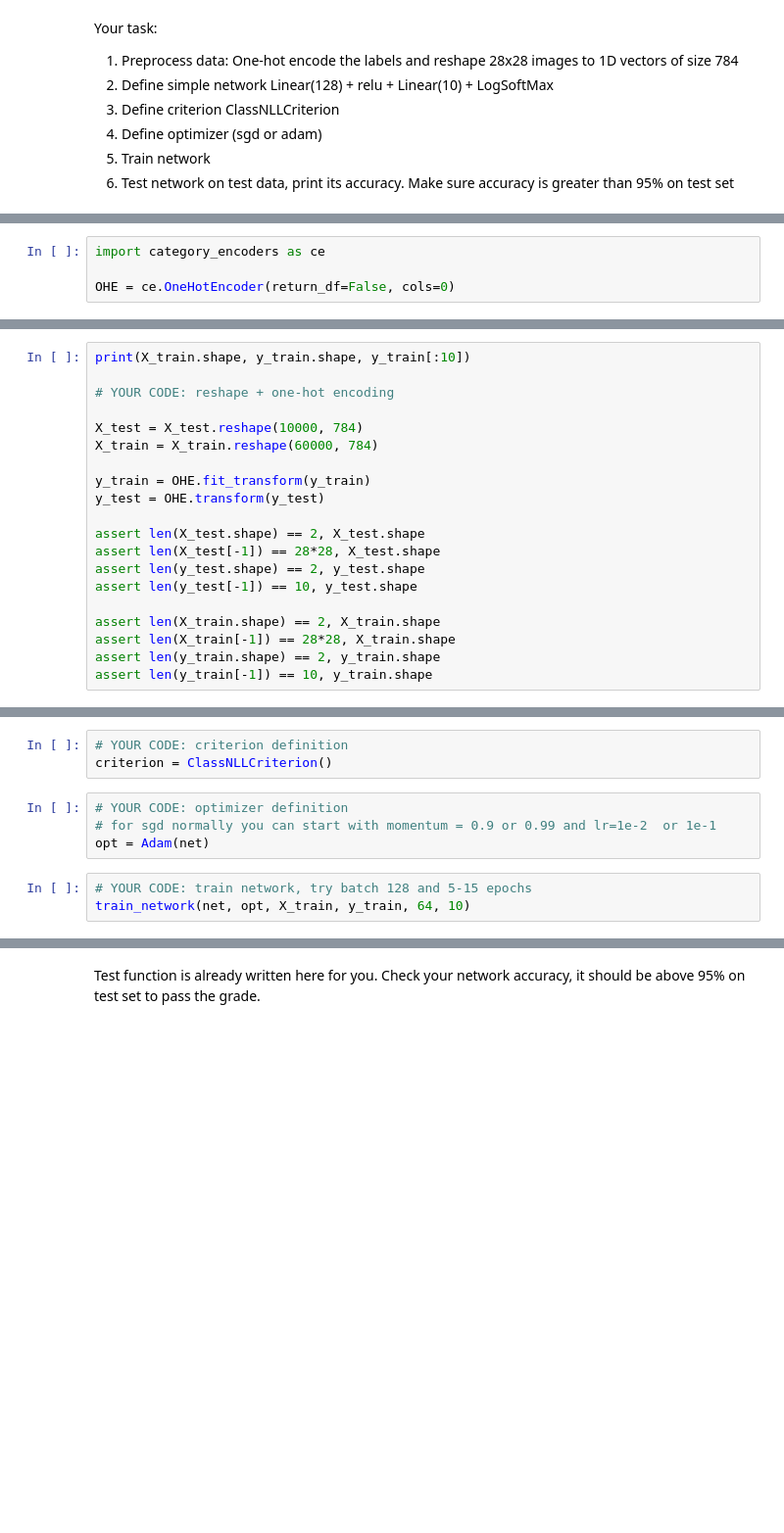
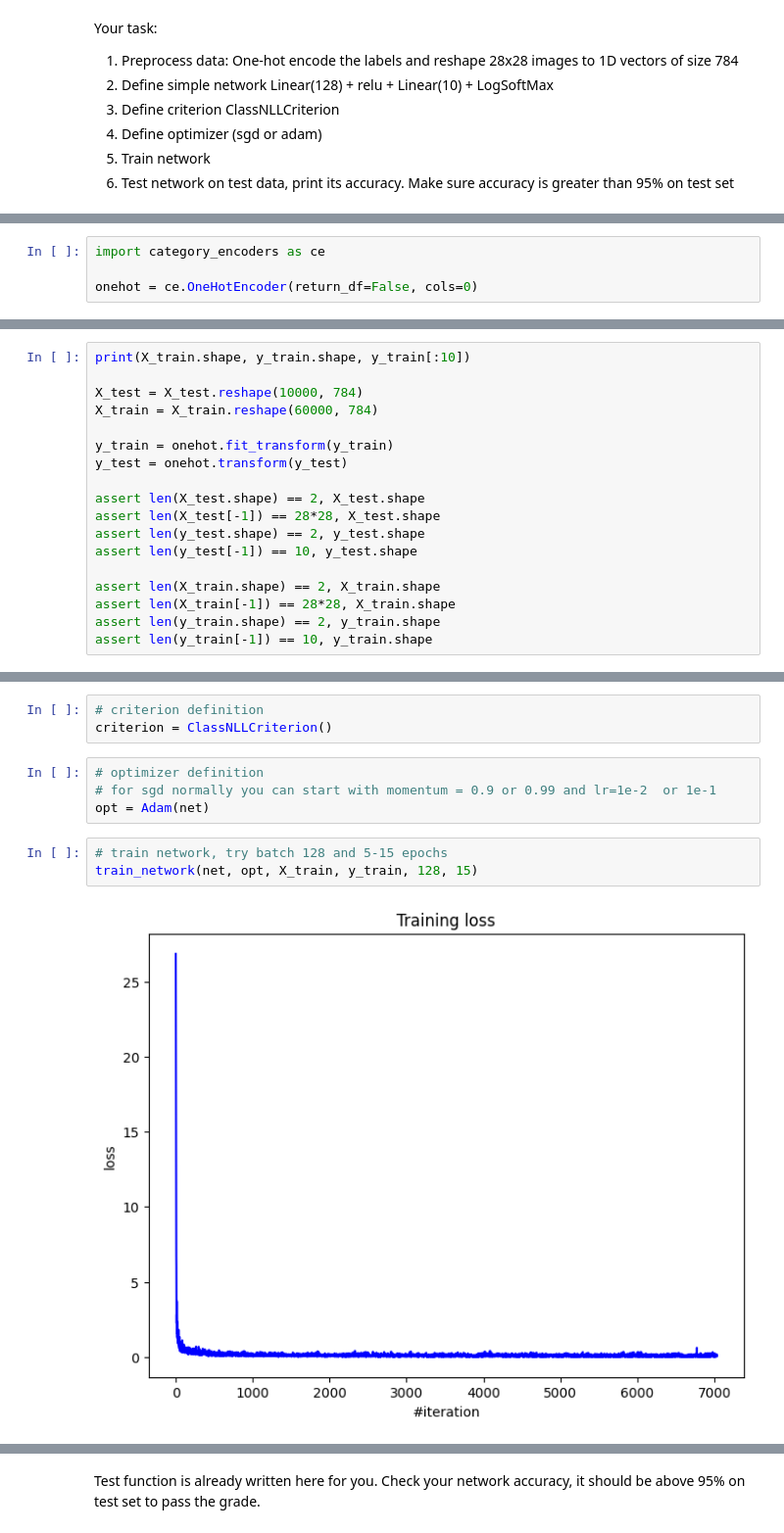
Before and after one commit to nizovskiyka/deep_vision_and_graphics, a Jupyter notebook: homework01/homework_part1_main.ipynb, the cells around one changed output, grey strips where cells are left out. Shown: that part at 98% size. Saved outputs shown, nothing was run; the diff lists cells and outputs as text; blank space fills up the shorter version.

```diff
--- a/homework01/homework_part1_main.ipynb
+++ b/homework01/homework_part1_main.ipynb
@@ -190,6 +208,6 @@ Your task:
 # %%
 import category_encoders as ce
 
-OHE = ce.OneHotEncoder(return_df=False, cols=0)
+onehot = ce.OneHotEncoder(return_df=False, cols=0)
 # %%
 X_train.shape, X_test.shape
@@ -196,13 +216,11 @@ X_train.shape, X_test.shape
 # %%
 print(X_train.shape, y_train.shape, y_train[:10])
-
-# YOUR CODE: reshape + one-hot encoding
 
 X_test = X_test.reshape(10000, 784)
 X_train = X_train.reshape(60000, 784)
 
-y_train = OHE.fit_transform(y_train)
-y_test = OHE.transform(y_test)
+y_train = onehot.fit_transform(y_train)
+y_test = onehot.transform(y_test)
 
 assert len(X_test.shape) == 2, X_test.shape
 assert len(X_test[-1]) == 28*28, X_test.shape
@@ -225,10 +250,12 @@ print(net)
 # %%
-# YOUR CODE: criterion definition
+# criterion definition
 criterion = ClassNLLCriterion()
 # %%
-# YOUR CODE: optimizer definition
+# optimizer definition
 # for sgd normally you can start with momentum = 0.9 or 0.99 and lr=1e-2  or 1e-1
 opt = Adam(net)
 # %%
-# YOUR CODE: train network, try batch 128 and 5-15 epochs
-train_network(net, opt, X_train, y_train, 64, 10)
+# train network, try batch 128 and 5-15 epochs
+train_network(net, opt, X_train, y_train, 128, 15)
+# %% [output]
+[figure, added]
```
Also changed, not shown: parts of 18 cells of this notebook, 3 other files.
